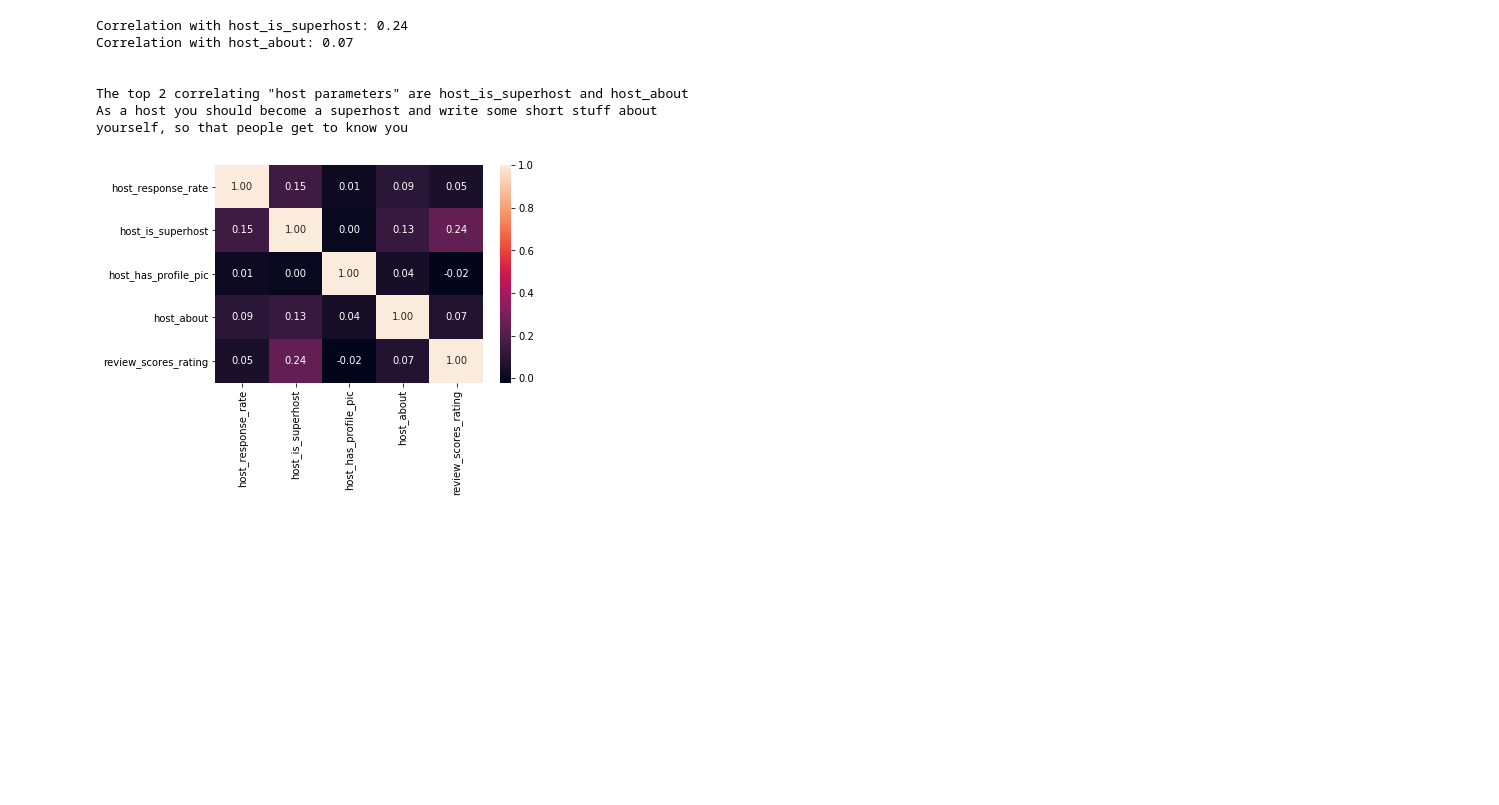
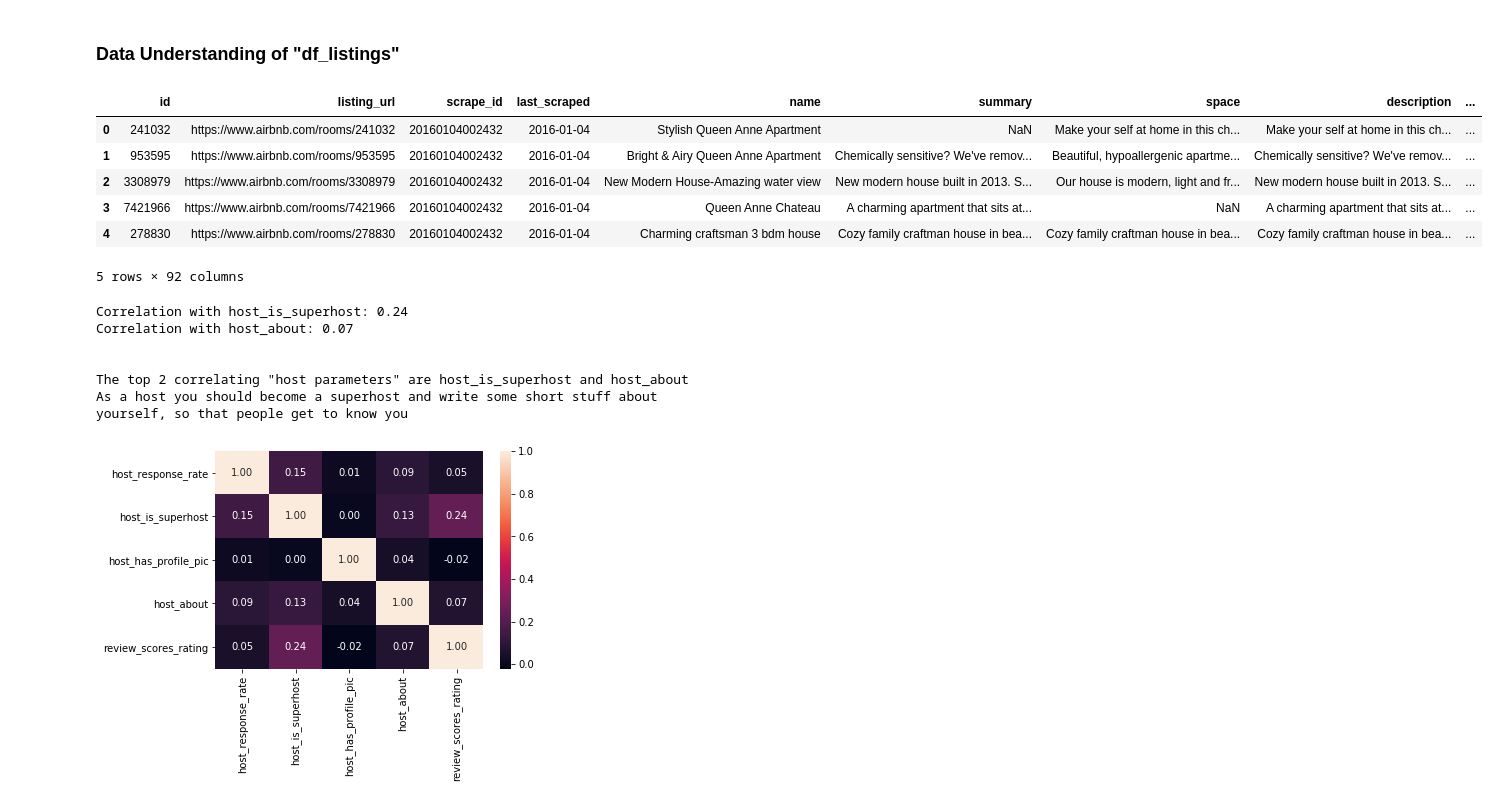
Before and after one commit to LtdDan82/Airbnb_seattle, a Jupyter notebook: jupyter_airbnb.ipynb, the cells around one changed output. Saved outputs shown, nothing was run; the diff lists cells and outputs as text; code cells hidden in the pictures; blank space fills up the shorter version.

Commit message:
fix: updated jupyter notebook based on review

```diff
--- a/jupyter_airbnb.ipynb
+++ b/jupyter_airbnb.ipynb
@@ -102,3 +143,25 @@ The top three months to maximize profit for your accomodation in Seattle are Jul
+# %% [markdown]
+### Data Understanding of "df_listings"
+# %%
+df_listings.head(5)
+# The problem here is, that we have a lot of columns and we first need to identify, which columns are relevant for our questions 2 and 3.
+# For that I explored the data directly @ Kaggle as it provides a better possibilty to filter certain columns. (see: https://www.kaggle.com/airbnb/seattle/data)
+# The data subsets used in questions 2 and 3 are defined at the very top of the specific functions (see below).
+# e.g. for question 2 the subset-columns of data used are:
+#  host_info_cols = ['host_response_time',
+#                      'host_response_rate',
+#                      'host_is_superhost',
+#                      'host_has_profile_pic',
+#                      'host_about',
+#                      'review_scores_rating']
+# %% [output]
+|  | id | listing_url | scrape_id | last_scraped | name | summary | space | description | ... |
+| 0 | 241032 | https://www.airbnb.com/rooms/241032 | 20160104002432 | 2016-01-04 | Stylish Queen Anne Apartment | NaN | Make your self at home in this ch... | Make your self at home in this ch... | ... |
+| 1 | 953595 | https://www.airbnb.com/rooms/953595 | 20160104002432 | 2016-01-04 | Bright & Airy Queen Anne Apartment | Chemically sensitive? We've remov... | Beautiful, hypoallergenic apartme... | Chemically sensitive? We've remov... | ... |
+| 2 | 3308979 | https://www.airbnb.com/rooms/3308979 | 20160104002432 | 2016-01-04 | New Modern House-Amazing water view | New modern house built in 2013. S... | Our house is modern, light and fr... | New modern house built in 2013. S... | ... |
+| 3 | 7421966 | https://www.airbnb.com/rooms/7421966 | 20160104002432 | 2016-01-04 | Queen Anne Chateau | A charming apartment that sits at... | NaN | A charming apartment that sits at... | ... |
+| 4 | 278830 | https://www.airbnb.com/rooms/278830 | 20160104002432 | 2016-01-04 | Charming craftsman 3 bdm house | Cozy family craftman house in bea... | Cozy family craftman house in bea... | Cozy family craftman house in bea... | ... |
+5 rows × 92 columns
 # %%
 # 2nd QUestion: What are some important AirBnb - Host Parameters you should set up in your host account?
 # Do they have an impact on the overall review score ?
```
Also changed, not shown: parts of 10 cells of this notebook.
